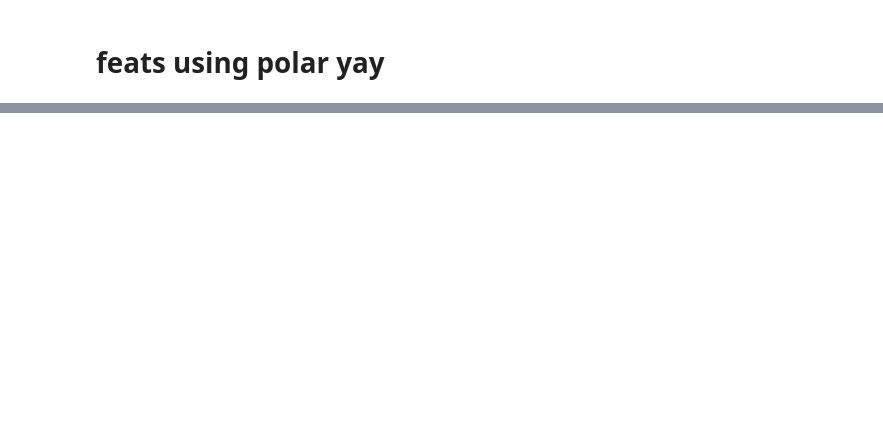
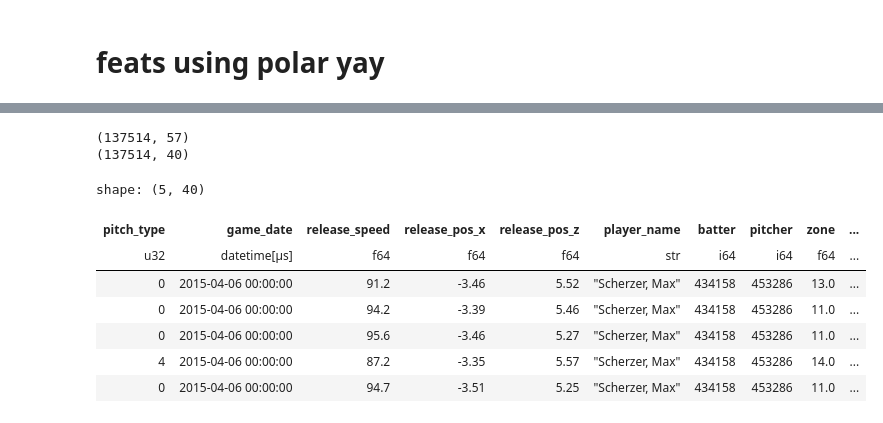
Before and after one commit to nico671/PitchPredict, a Jupyter notebook: notebooks/featurize.ipynb, the cells around one changed output, grey strips where cells are left out. Saved outputs shown, nothing was run; the diff lists cells and outputs as text; code cells hidden in the pictures; blank space fills up the shorter version.

```diff
--- a/notebooks/featurize.ipynb
+++ b/notebooks/featurize.ipynb
@@ -12,0 +25,6 @@ df = pl.read_parquet(input_path)
+# %%
+with open("../params.yaml", "r") as file:
+    params = yaml.safe_load(file)
+input_file_path = params["featurize"]["input_data_path"]
+
+df = pl.read_parquet("../" / Path(input_file_path))
@@ -64,0 +73,8 @@ shape: (33_492, 62)
+# %%
+df = df.with_columns(
+    (pl.col("balls").cast(pl.String) + " - " + pl.col("strikes").cast(pl.String))
+    .alias("count")
+    .cast(pl.Categorical)
+    .to_physical()
+)
+df = df.drop(["balls", "strikes"])
@@ -64,0 +164,37 @@ shape: (33_492, 62)
+# %%
+print(df.shape)
+
+# # find columns with null percentage > 10%
+# # Calculate null percentages for all columns
+# null_percentages = df.select(pl.all().is_null().sum() / df.height)
+
+# # Filter columns where null percentage > 10%
+# columns_with_too_many_nulls = (
+#     null_percentages.melt().filter(pl.col("value") > 0.1).select("variable")
+# )
+
+# print("Columns with >10% null values:")
+# print(columns_with_too_many_nulls)
+
+# drop columns with too many nulls
+df = df.drop(
+    df.select(pl.all().is_null().sum() / df.height)
+    .unpivot()
+    .filter(pl.col("value") > 0.05)
+    .select("variable")
+    .to_series()
+    .to_list()
+)
+print(df.shape)
+df.head()
+# %% [output]
+(137514, 57)
+(137514, 40)
+shape: (5, 40)
+| pitch_type | game_date | release_speed | release_pos_x | release_pos_z | player_name | batter | pitcher | zone | ... |
+| u32 | datetime[μs] | f64 | f64 | f64 | str | i64 | i64 | f64 | ... |
+| 0 | 2015-04-06 00:00:00 | 91.2 | -3.46 | 5.52 | "Scherzer, Max" | 434158 | 453286 | 13.0 | ... |
+| 0 | 2015-04-06 00:00:00 | 94.2 | -3.39 | 5.46 | "Scherzer, Max" | 434158 | 453286 | 11.0 | ... |
+| 0 | 2015-04-06 00:00:00 | 95.6 | -3.46 | 5.27 | "Scherzer, Max" | 434158 | 453286 | 11.0 | ... |
+| 4 | 2015-04-06 00:00:00 | 87.2 | -3.35 | 5.57 | "Scherzer, Max" | 434158 | 453286 | 14.0 | ... |
+| 0 | 2015-04-06 00:00:00 | 94.7 | -3.51 | 5.25 | "Scherzer, Max" | 434158 | 453286 | 11.0 | ... |
```
Also changed, not shown: parts of 21 cells of this notebook, 7 other files.
